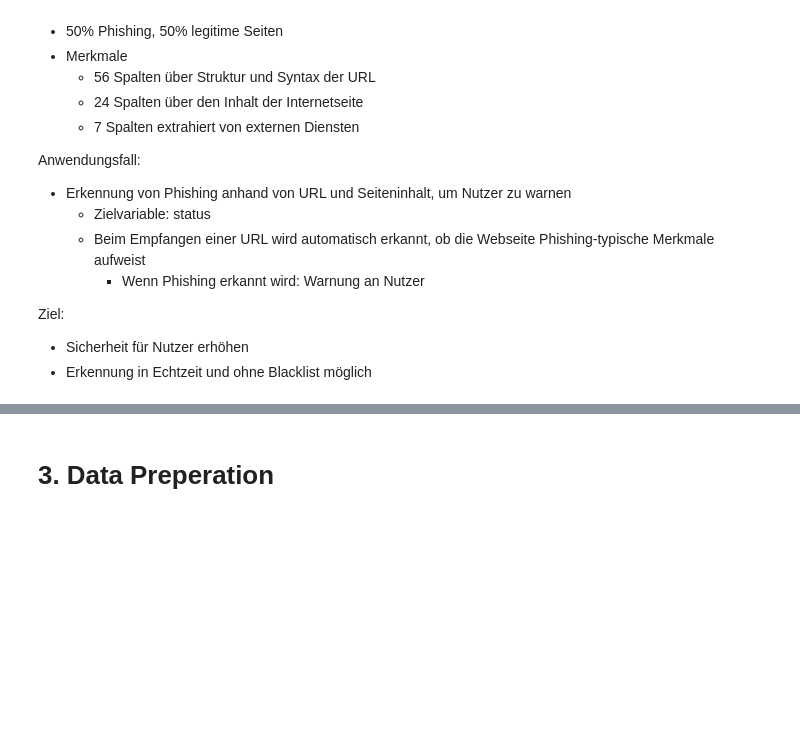
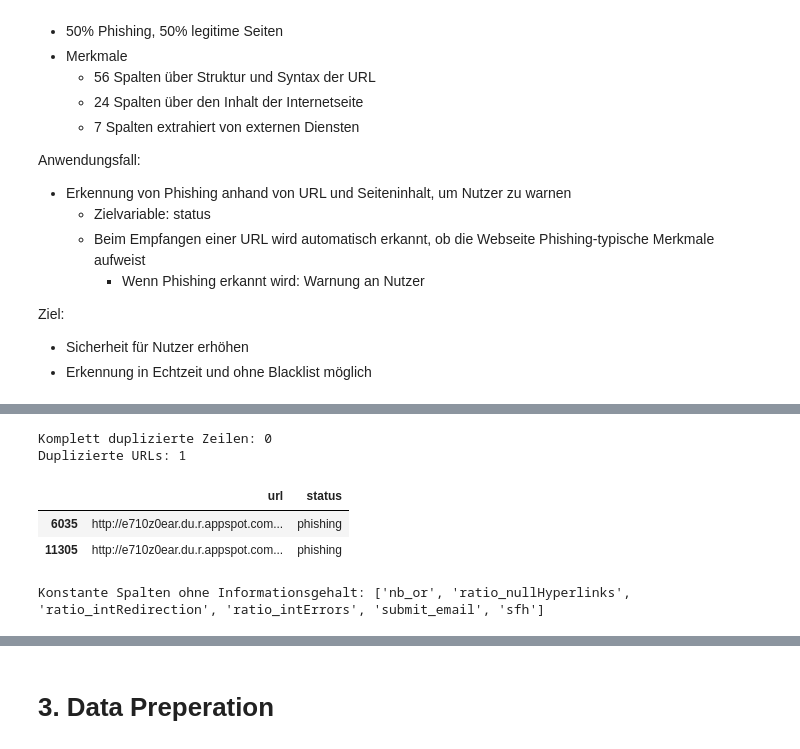
Before and after one commit to Henry210605/lecture-ai-basics, a Jupyter notebook: chapter/05_assessment/03_assessment/03_fishing_detection_analysis.ipynb, the cells around one changed output, grey strips where cells are left out. Drawn from its saved outputs; the diff is of its cells as text; code cells hidden in the pictures; blank space fills up the shorter version.

```diff
--- a/chapter/05_assessment/03_assessment/03_fishing_detection_analysis.ipynb
+++ b/chapter/05_assessment/03_assessment/03_fishing_detection_analysis.ipynb
@@ -122,0 +154,20 @@ Name: proportion, dtype: float64
+# %%
+#Duplikate
+print("Komplett duplizierte Zeilen:", df.duplicated().sum())
+print("Duplizierte URLs:", df["url"].duplicated().sum())
+
+duplicate_urls = df.loc[df["url"].duplicated(keep=False), ["url", "status"]]
+duplicate_urls
+# %% [output]
+Komplett duplizierte Zeilen: 0
+Duplizierte URLs: 1
+|  | url | status |
+| 6035 | http://e710z0ear.du.r.appspot.com... | phishing |
+| 11305 | http://e710z0ear.du.r.appspot.com... | phishing |
+# %%
+#Konstante Spalten ohne Informationsgehalt
+nunique = df.nunique()
+constant_cols = nunique[nunique == 1].index.tolist()
+print("Konstante Spalten ohne Informationsgehalt:", constant_cols)
+# %% [output]
+Konstante Spalten ohne Informationsgehalt: ['nb_or', 'ratio_nullHyperlinks', 'ratio_intRedirection', 'ratio_intErrors', 'submit_email', 'sfh']
```
Also changed, not shown: parts of 41 cells of this notebook.
